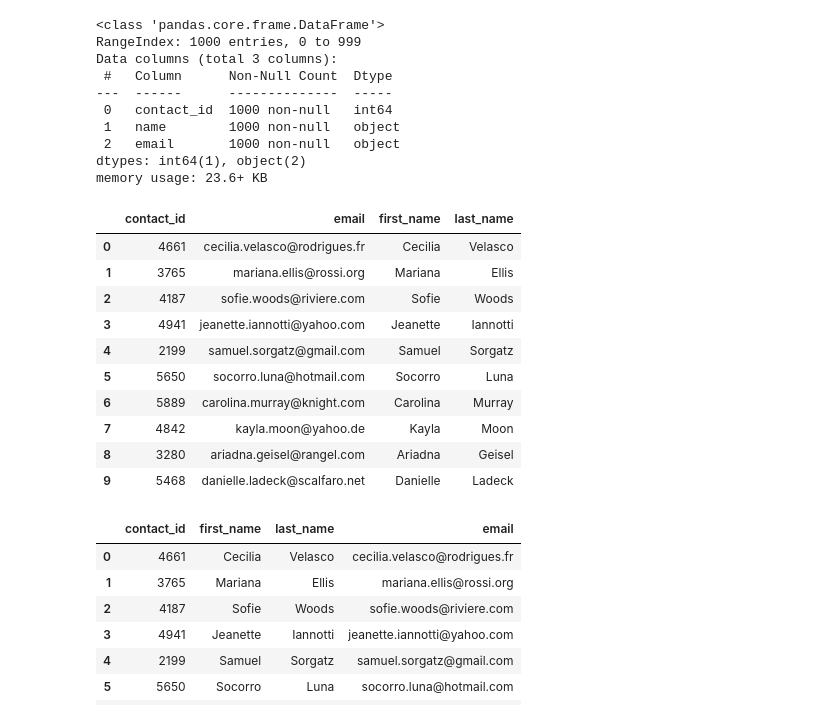
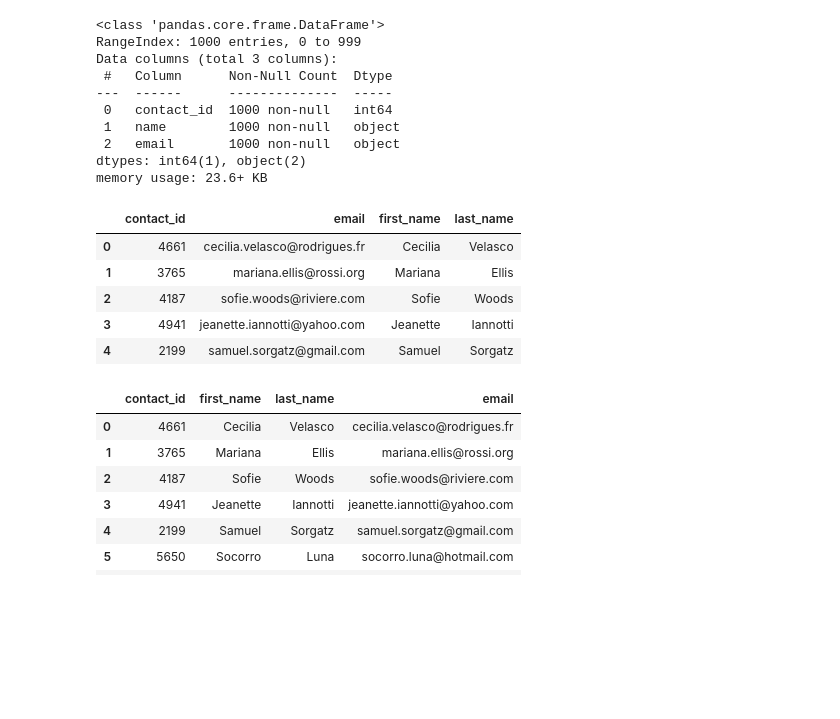
Before and after one commit to carltoncm/Crowdfunding_ETL, a Jupyter notebook: ETL_Mini_Project_AHill_RWoyce_CCarlton.ipynb, the cells around one changed output. Cells and saved outputs as stored; diff of their text form; code cells hidden in the pictures; blank space fills up the shorter version.

```diff
--- a/ETL_Mini_Project_AHill_RWoyce_CCarlton.ipynb
+++ b/ETL_Mini_Project_AHill_RWoyce_CCarlton.ipynb
@@ -354,9 +355,7 @@ print(values)
 # %%
 # Create a contact_info DataFrame and add each list of values, i.e., each row
 # to the 'contact_id', 'name', 'email' columns.
-#column_names = ['contact_id', 'name', 'email']
-
-#contact_info_df = pd.DataFrame(dict_values, columns=column_names)
-#contact_info_df.head()
+contact_info_df = pd.DataFrame(values, columns=column_names[0])
+contact_info_df.head()
 # %% [output]
 |  | contact_id | name | email |
@@ -380,20 +380,20 @@ dtypes: int64(1), object(2)
 memory usage: 23.6+ KB
 # %%
 # Create a "first"name" and "last_name" column with the first and last names from the "name" column.
+name_list = [item.split(" ") for item in contact_info_df["name"]]
 
+contact_info_df['first_name'] = [item[0] for item in name_list]
+contact_info_df['last_name'] = [item[1] for item in name_list]
 
 # Drop the contact_name column
+contacts_df_clean = contact_info_df.drop(["name"], axis=1)
+contacts_df_clean.head()
 # %% [output]
 |  | contact_id | email | first_name | last_name |
 | 0 | 4661 | cecilia.velasco@rodrigues.fr | Cecilia | Velasco |
 | 1 | 3765 | mariana.ellis@rossi.org | Mariana | Ellis |
 | 2 | 4187 | sofie.woods@riviere.com | Sofie | Woods |
 | 3 | 4941 | jeanette.iannotti@yahoo.com | Jeanette | Iannotti |
 | 4 | 2199 | samuel.sorgatz@gmail.com | Samuel | Sorgatz |
-| 5 | 5650 | socorro.luna@hotmail.com | Socorro | Luna |
-| 6 | 5889 | carolina.murray@knight.com | Carolina | Murray |
-| 7 | 4842 | kayla.moon@yahoo.de | Kayla | Moon |
-| 8 | 3280 | ariadna.geisel@rangel.com | Ariadna | Geisel |
-| 9 | 5468 | danielle.ladeck@scalfaro.net | Danielle | Ladeck |
 # %%
 # Reorder the columns
```
Also changed, not shown: parts of 5 cells of this notebook, 1 other file.
